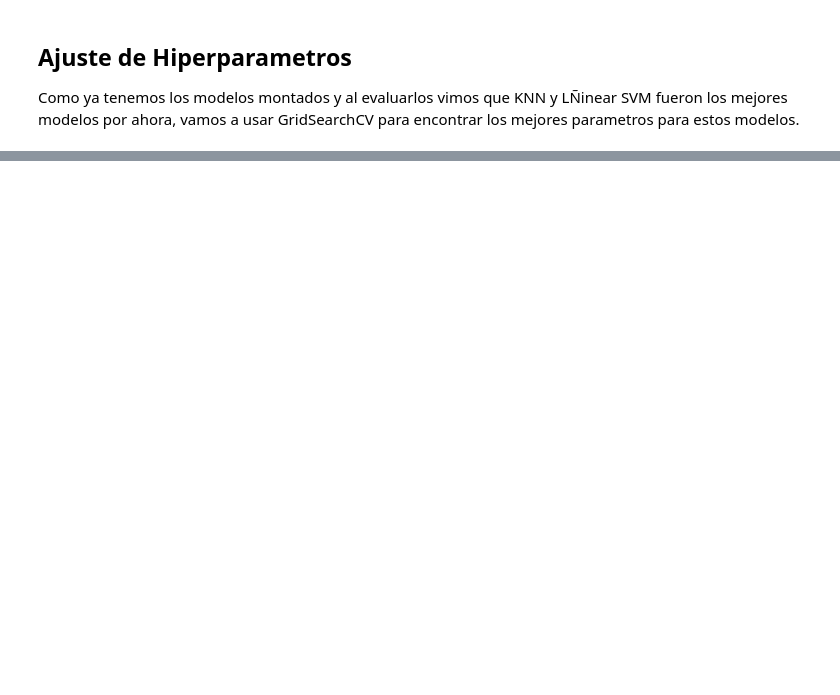
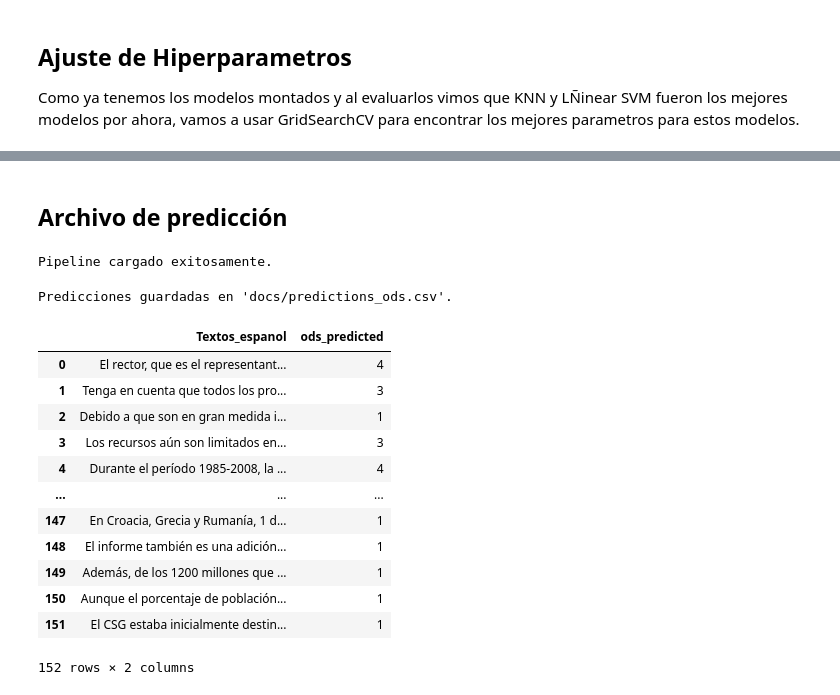
Before and after one commit to YairAndrade1/proyecto1_analitica_de_texto, a Jupyter notebook: try1.ipynb, the cells around one changed output, grey strips where cells are left out. Cells and saved outputs as stored; diff of their text form; code cells hidden in the pictures; blank space fills up the shorter version.

```diff
--- a/try1.ipynb
+++ b/try1.ipynb
@@ -37,7 +35,9 @@ ModuleNotFoundError: No module named 'pandas'
 ## 2. Carga de datos
 # %%
 
+
 DATA_PATH   = "Datos_proyecto.xlsx"
+DATA_PATH_TEST = "Datos de prueba_proyecto.xlsx"
 TEXT_COL    = "textos"
 LABEL_COL   = "labels"
 
@@ -45,6 +45,7 @@ xls = pd.ExcelFile(DATA_PATH)
 print("Hojas:", xls.sheet_names)
 df = pd.read_excel(DATA_PATH, sheet_name=xls.sheet_names[0])
 df = df[[TEXT_COL, LABEL_COL]].rename(columns={TEXT_COL:"textos", LABEL_COL:"labels"})
+test_data= pd.read_excel(DATA_PATH_TEST)
 df.head(10)
 # %% [output]
 Hojas: ['Sheet1']
@@ -500,0 +521,39 @@ Clase 4 - palabras más negativas:
+# %% [markdown]
+## Archivo de predicción
+# %%
+import joblib
+
+
+def process_and_predict(testData):
+    # Cargar el pipeline
+    pipeline = joblib.load("docs/svm_pipeline.joblib")
+    print("Pipeline cargado exitosamente.")
+
+    X_test = testData["Textos_espanol"].astype(str)
+
+    #Predecir market value
+    testData["ods_predicted"] = pipeline.predict(X_test)
+
+    testData.to_csv("docs/predictions_ods.csv", index=False)
+    print("Predicciones guardadas en 'docs/predictions_ods.csv'.")
+
+    return testData
+
+testData = process_and_predict(test_data)
+testData
+# %% [output]
+Pipeline cargado exitosamente.
+Predicciones guardadas en 'docs/predictions_ods.csv'.
+|  | Textos_espanol | ods_predicted |
+| 0 | El rector, que es el representant... | 4 |
+| 1 | Tenga en cuenta que todos los pro... | 3 |
+| 2 | Debido a que son en gran medida i... | 1 |
+| 3 | Los recursos aún son limitados en... | 3 |
+| 4 | Durante el período 1985-2008, la ... | 4 |
+| ... | ... | ... |
+| 147 | En Croacia, Grecia y Rumanía, 1 d... | 1 |
+| 148 | El informe también es una adición... | 1 |
+| 149 | Además, de los 1200 millones que ... | 1 |
+| 150 | Aunque el porcentaje de población... | 1 |
+| 151 | El CSG estaba inicialmente destin... | 1 |
+152 rows × 2 columns
```
Also changed, not shown: parts of 10 cells of this notebook, 1 other file.
